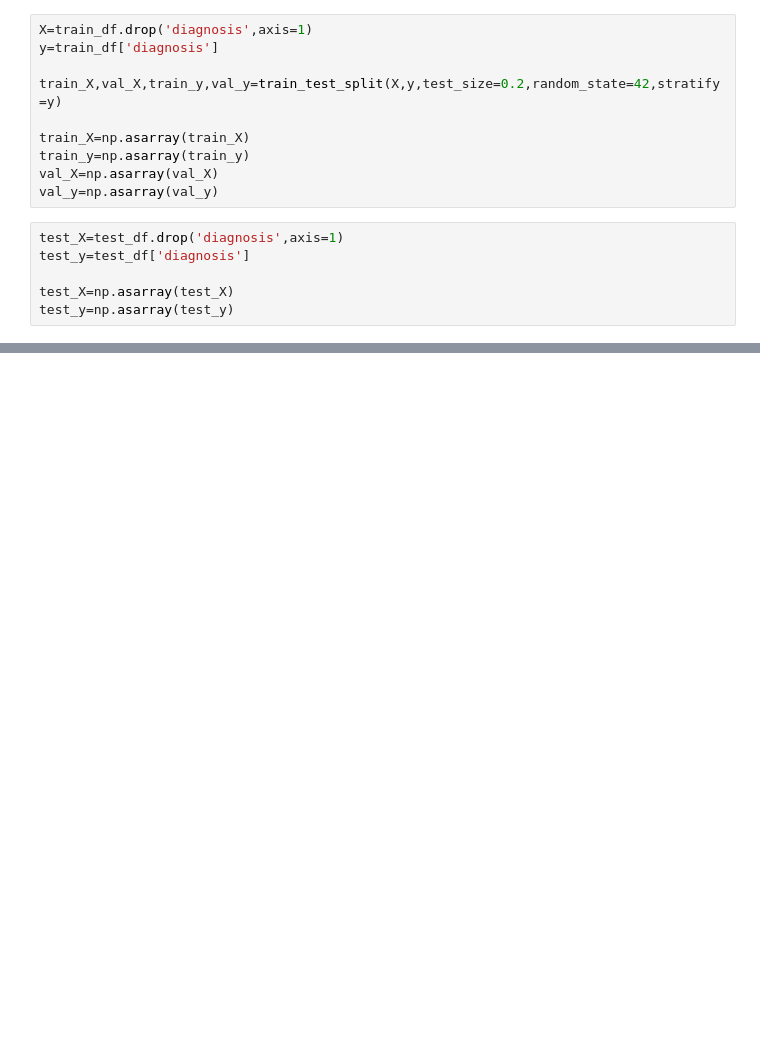
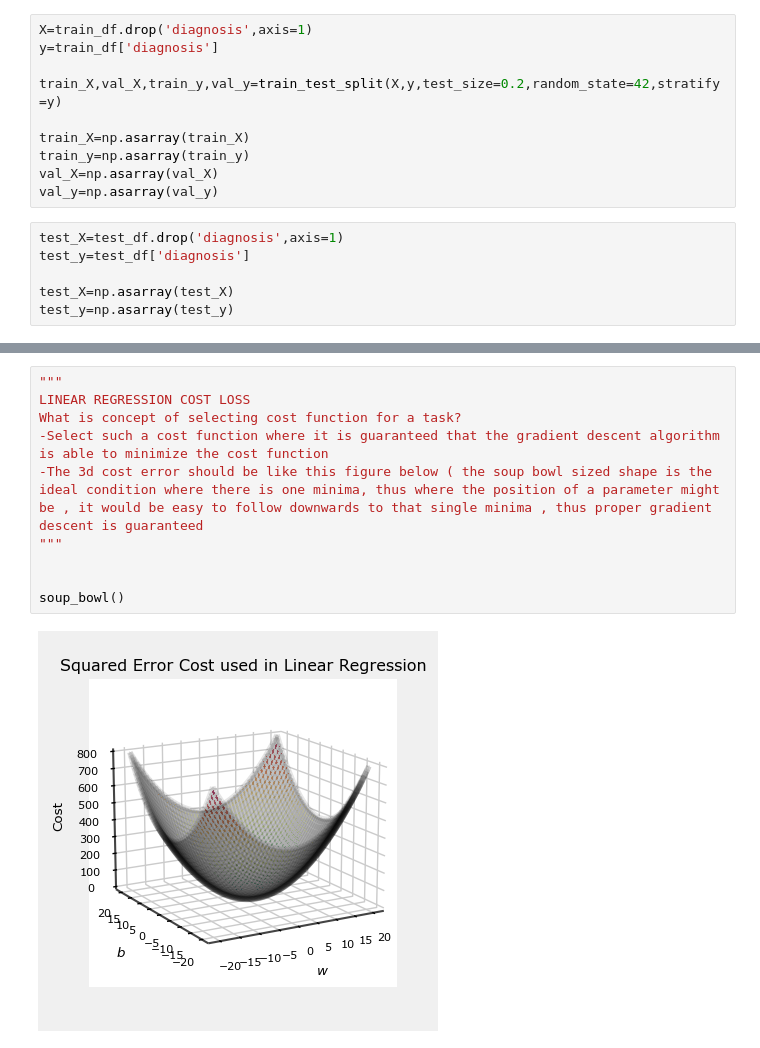
Before and after one commit to Irtisam99/Classification_Analysis, a Jupyter notebook: Logistic_regression for Classification Task.ipynb, the cells around one changed output, grey strips where cells are left out. Saved outputs shown, nothing was run; the diff lists cells and outputs as text; blank space fills up the shorter version.

```diff
--- a/Logistic_regression for Classification Task.ipynb
+++ b/Logistic_regression for Classification Task.ipynb
@@ -103,0 +246,12 @@ __=plt_one_addpt_onclick(train_X,train_y,w,b,logistic=False)
+# %%
+"""
+LINEAR REGRESSION COST LOSS
+What is concept of selecting cost function for a task?
+-Select such a cost function where it is guaranteed that the gradient descent algorithm is able to minimize the cost function
+-The 3d cost error should be like this figure below ( the soup bowl sized shape is the ideal condition where there is one minima, thus where the position of a parameter might be , it would be easy to follow downwards to that single minima , thus proper gradient descent is guaranteed
+"""
+
+
+soup_bowl()
+# %% [output]
+[figure, added]
```
Also changed, not shown: parts of 20 cells of this notebook.
